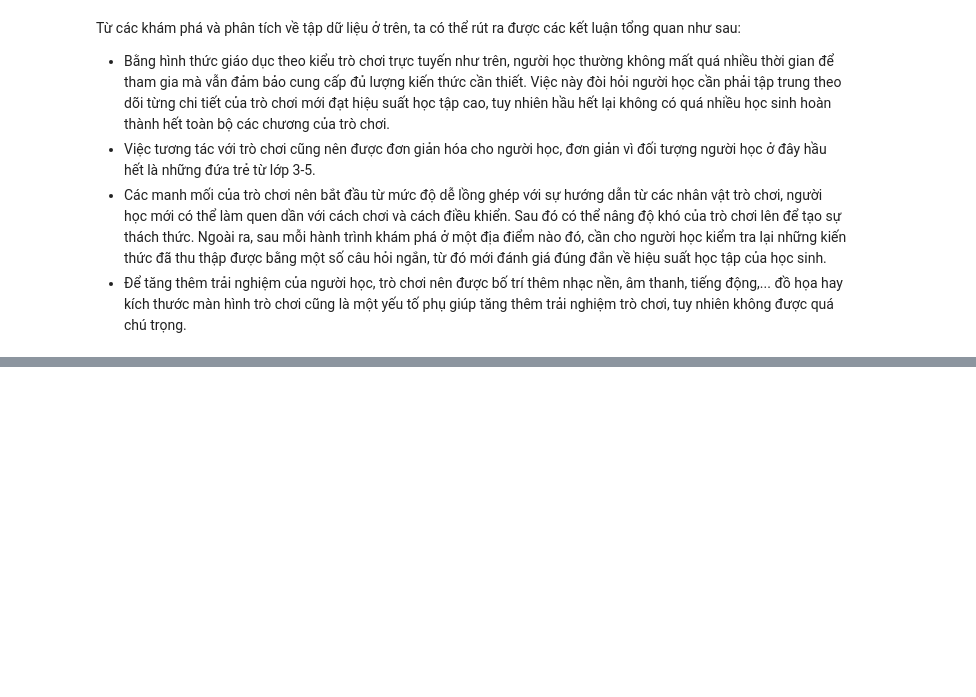
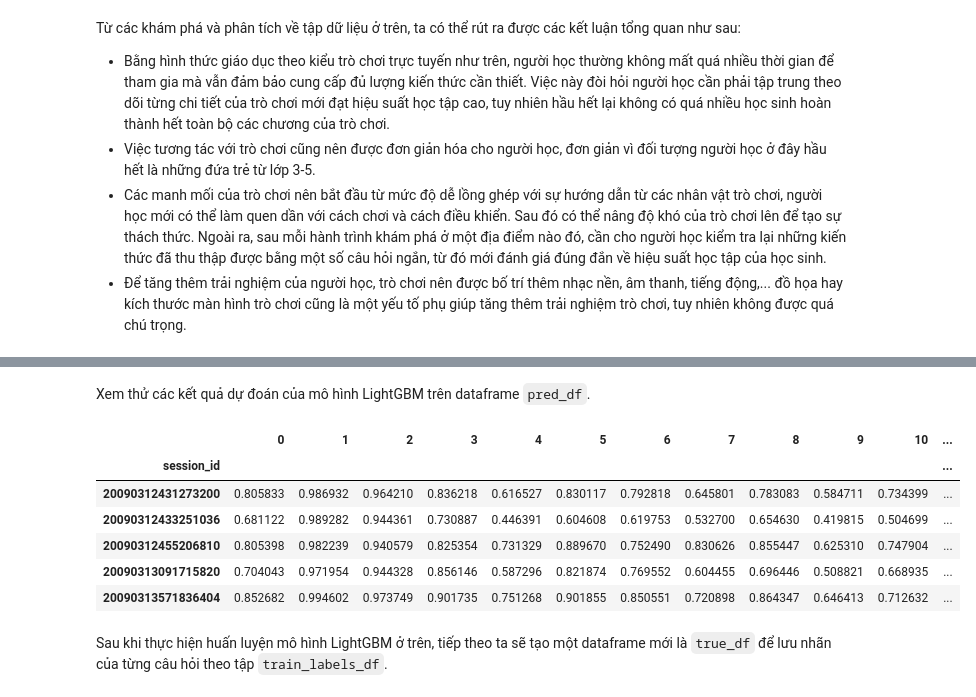
Before and after one commit to vt-khang/KHDLUD-FinalProject, a Jupyter notebook: 19120511_19120526_19120539.ipynb, the cells around one changed output, grey strips where cells are left out. Cells and saved outputs as stored; diff of their text form; code cells hidden in the pictures; blank space fills up the shorter version.

```diff
--- a/19120511_19120526_19120539.ipynb
+++ b/19120511_19120526_19120539.ipynb
@@ -675,0 +989,14 @@ Từ các khám phá và phân tích về tập dữ liệu ở trên, ta có th
+# %% [markdown]
+Xem thử các kết quả dự đoán của mô hình LightGBM trên dataframe `pred_df`.
+# %%
+pred_df.head()
+# %% [output]
+|  | 0 | 1 | 2 | 3 | 4 | 5 | 6 | 7 | 8 | 9 | 10 | ... |
+| session_id |  |  |  |  |  |  |  |  |  |  |  | ... |
+| 20090312431273200 | 0.805833 | 0.986932 | 0.964210 | 0.836218 | 0.616527 | 0.830117 | 0.792818 | 0.645801 | 0.783083 | 0.584711 | 0.734399 | ... |
+| 20090312433251036 | 0.681122 | 0.989282 | 0.944361 | 0.730887 | 0.446391 | 0.604608 | 0.619753 | 0.532700 | 0.654630 | 0.419815 | 0.504699 | ... |
+| 20090312455206810 | 0.805398 | 0.982239 | 0.940579 | 0.825354 | 0.731329 | 0.889670 | 0.752490 | 0.830626 | 0.855447 | 0.625310 | 0.747904 | ... |
+| 20090313091715820 | 0.704043 | 0.971954 | 0.944328 | 0.856146 | 0.587296 | 0.821874 | 0.769552 | 0.604455 | 0.696446 | 0.508821 | 0.668935 | ... |
+| 20090313571836404 | 0.852682 | 0.994602 | 0.973749 | 0.901735 | 0.751268 | 0.901855 | 0.850551 | 0.720898 | 0.864347 | 0.646413 | 0.712632 | ... |
+# %% [markdown]
+Sau khi thực hiện huấn luyện mô hình LightGBM ở trên, tiếp theo ta sẽ tạo một dataframe mới là `true_df` để lưu nhãn của từng câu hỏi theo tập `train_labels_df`.
```
Also changed, not shown: parts of 39 cells of this notebook.
